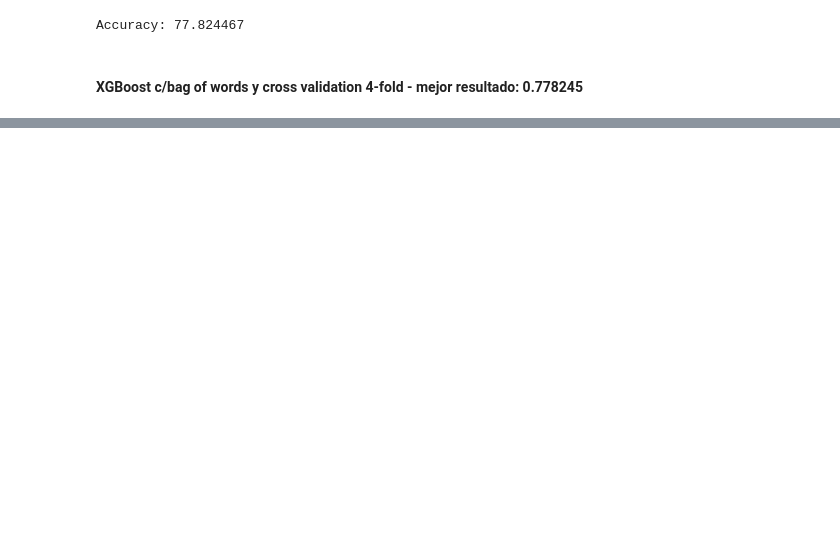
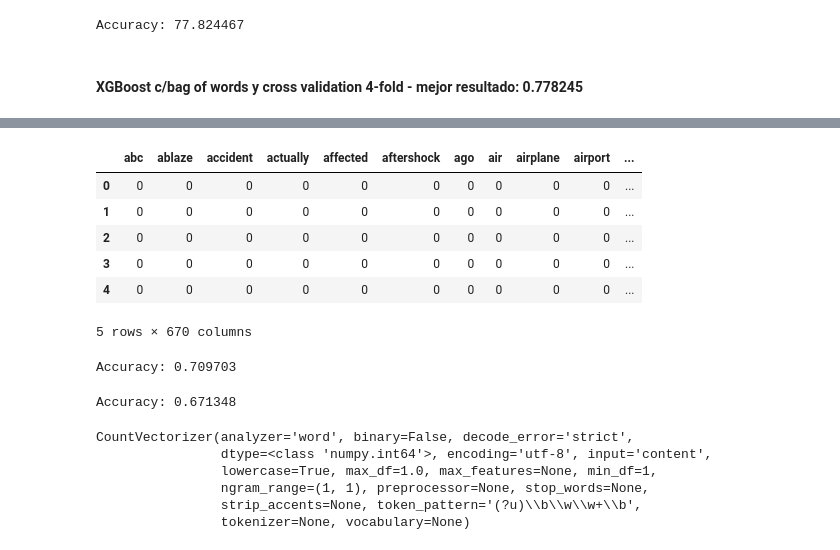
Before and after one commit to aleacevedo/Datos-TP-1C-2020, a Jupyter notebook: TP2/Matias/7_XGBoost_BOW.ipynb, the cells around one changed output, grey strips where cells are left out. Saved outputs shown, nothing was run; the diff lists cells and outputs as text; code cells hidden in the pictures; blank space fills up the shorter version.

```diff
--- a/TP2/Matias/7_XGBoost_BOW.ipynb
+++ b/TP2/Matias/7_XGBoost_BOW.ipynb
@@ -299,0 +371,11 @@ Accuracy: 77.824467
+# %%
+df_filter_test = df_test.loc[:,(df_test.sum()>=10)]
+df_filter_test.head()
+# %% [output]
+|  | abc | ablaze | accident | actually | affected | aftershock | ago | air | airplane | airport | ... |
+| 0 | 0 | 0 | 0 | 0 | 0 | 0 | 0 | 0 | 0 | 0 | ... |
+| 1 | 0 | 0 | 0 | 0 | 0 | 0 | 0 | 0 | 0 | 0 | ... |
+| 2 | 0 | 0 | 0 | 0 | 0 | 0 | 0 | 0 | 0 | 0 | ... |
+| 3 | 0 | 0 | 0 | 0 | 0 | 0 | 0 | 0 | 0 | 0 | ... |
+| 4 | 0 | 0 | 0 | 0 | 0 | 0 | 0 | 0 | 0 | 0 | ... |
+5 rows × 670 columns
@@ -299,0 +388,25 @@ Accuracy: 77.824467
+# %%
+kfold = KFold(n_splits=4, random_state=100)
+resultados = cross_val_score(model_xgb, X_train, y, cv=kfold)
+print("Accuracy: %f" % (resultados.mean()))
+# %% [output]
+Accuracy: 0.709703
+# %%
+kfold = StratifiedKFold(n_splits=4, random_state=100)
+resultados = cross_val_score(model_xgb, X_train, y, cv=kfold)
+print("Accuracy: %f" % (resultados.mean()))
+# %% [output]
+Accuracy: 0.671348
+# %%
+#Voy a probar otra manera
+vectorizer = CountVectorizer()
+vectorizer.fit(tweets["clean_text"])
+# X_t = vectorizer.fit_transform(tweets_test["clean_text"])
+# X_t.toarray()
+# %% [output]
+CountVectorizer(analyzer='word', binary=False, decode_error='strict',
+                dtype=<class 'numpy.int64'>, encoding='utf-8', input='content',
+                lowercase=True, max_df=1.0, max_features=None, min_df=1,
+                ngram_range=(1, 1), preprocessor=None, stop_words=None,
+                strip_accents=None, token_pattern='(?u)\\b\\w\\w+\\b',
+                tokenizer=None, vocabulary=None)
```
Also changed, not shown: parts of 52 cells of this notebook, 3 other files.
